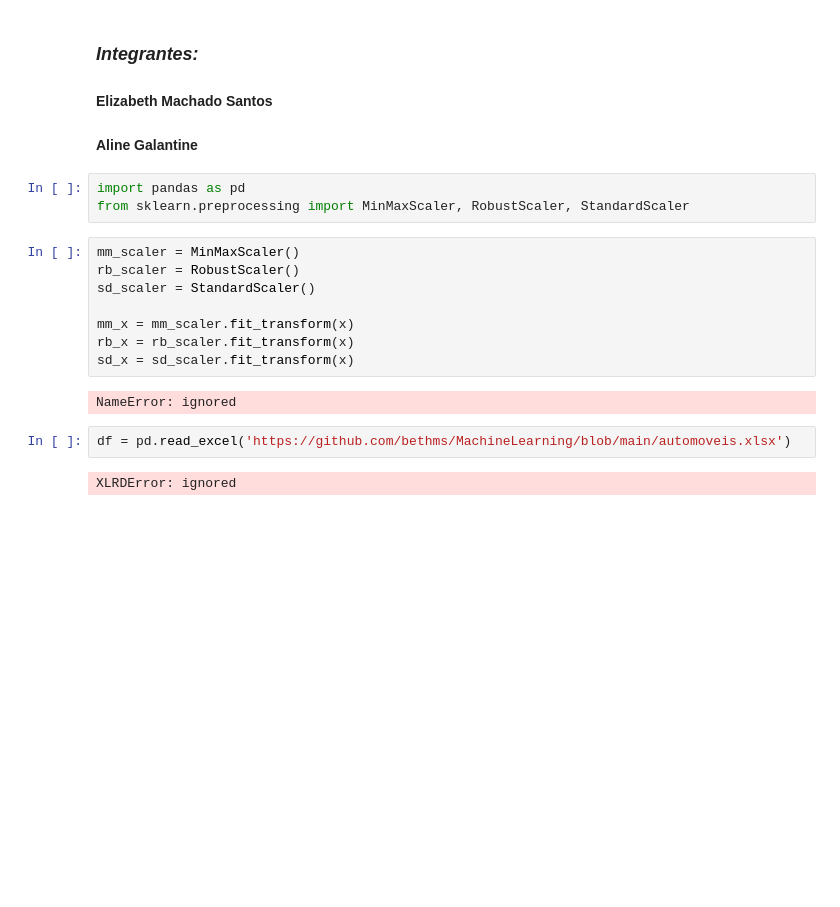
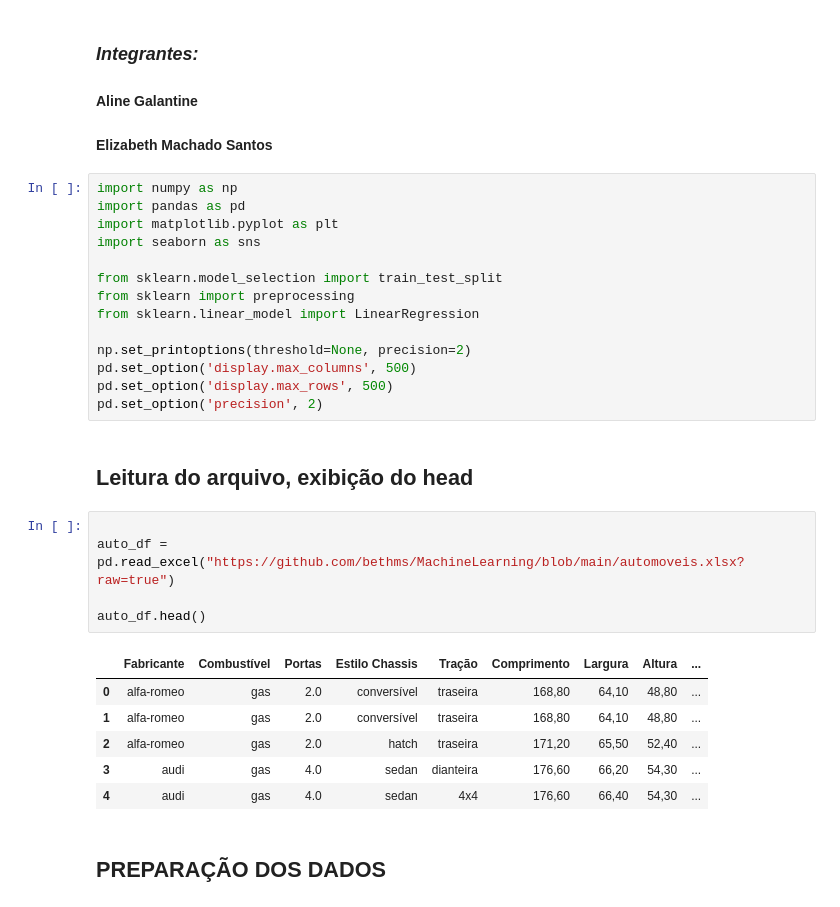
Before and after one commit to bethms/MachineLearning, a Jupyter notebook: Aula_Prática_02.ipynb, the cells around one changed output. Drawn from its saved outputs; the diff is of its cells as text; blank space fills up the shorter version.

```diff
--- a/Aula_Prática_02.ipynb
+++ b/Aula_Prática_02.ipynb
@@ -2,22 +2,35 @@
 <a href="https://colab.research.google.com/github/bethms/MachineLearning/blob/main/Aula_Pr%C3%A1tica_02.ipynb" target="_parent"><img src="https://colab.research.google.com/assets/colab-badge.svg" alt="Open In Colab"/></a>
 # %% [markdown]
 ### *Integrantes:*
+#### Aline Galantine
 #### Elizabeth Machado Santos
-#### Aline Galantine
-# %%
-import pandas as pd
-from sklearn.preprocessing import MinMaxScaler, RobustScaler, StandardScaler
-# %%
-mm_scaler = MinMaxScaler()
-rb_scaler = RobustScaler()
-sd_scaler = StandardScaler()
-
-mm_x = mm_scaler.fit_transform(x)
-rb_x = rb_scaler.fit_transform(x)
-sd_x = sd_scaler.fit_transform(x)
-# %% [output]
-NameError: ignored
+# %%
+import numpy as np
+import pandas as pd
+import matplotlib.pyplot as plt
+import seaborn as sns
+
+from sklearn.model_selection import train_test_split
+from sklearn import preprocessing
+from sklearn.linear_model import LinearRegression
+
+np.set_printoptions(threshold=None, precision=2)
+pd.set_option('display.max_columns', 500)
+pd.set_option('display.max_rows', 500)
+pd.set_option('precision', 2)
+# %% [markdown]
+## Leitura do arquivo, exibição do head ##
 # %%
-df = pd.read_excel('https://github.com/bethms/MachineLearning/blob/main/automoveis.xlsx')
+
+auto_df = pd.read_excel("https://github.com/bethms/MachineLearning/blob/main/automoveis.xlsx?raw=true")
+
+auto_df.head()
 # %% [output]
-XLRDError: ignored
+|  | Fabricante | Combustível | Portas | Estilo Chassis | Tração | Comprimento | Largura | Altura | ... |
+| 0 | alfa-romeo | gas | 2.0 | conversível | traseira | 168,80 | 64,10 | 48,80 | ... |
+| 1 | alfa-romeo | gas | 2.0 | conversível | traseira | 168,80 | 64,10 | 48,80 | ... |
+| 2 | alfa-romeo | gas | 2.0 | hatch | traseira | 171,20 | 65,50 | 52,40 | ... |
+| 3 | audi | gas | 4.0 | sedan | dianteira | 176,60 | 66,20 | 54,30 | ... |
+| 4 | audi | gas | 4.0 | sedan | 4x4 | 176,60 | 66,40 | 54,30 | ... |
+# %% [markdown]
+## PREPARAÇÃO DOS DADOS ##
```
Also changed, not shown: parts of 19 cells of this notebook.
